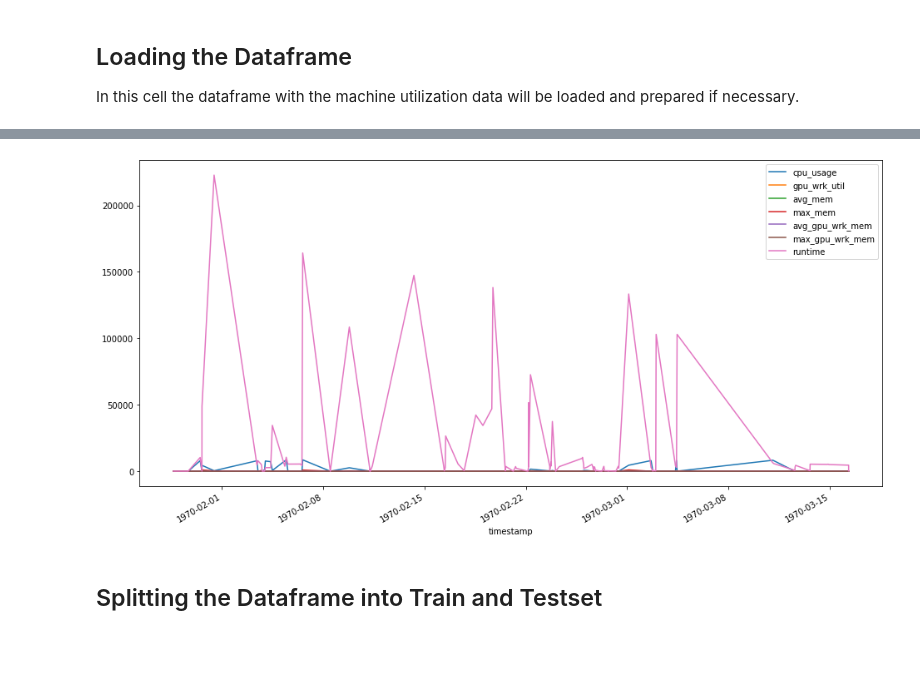
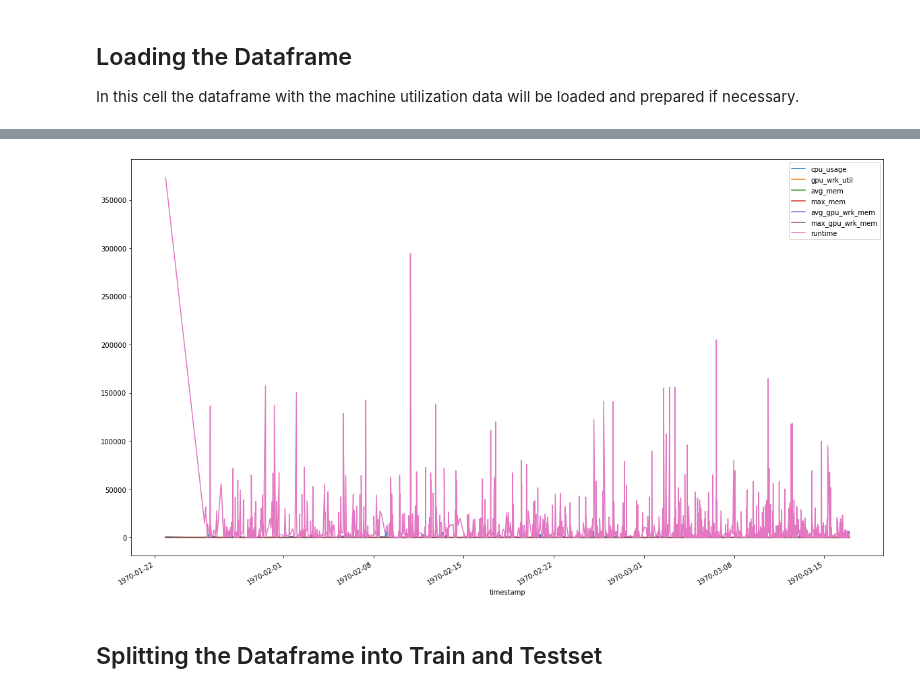
Before and after one commit to MyGodItsFull0fStars/alibaba_clusterdata, a Jupyter notebook: cluster-trace-gpu-v2020/prediction/lstm_utilization_prediction.ipynb, the cells around one changed output, grey strips where cells are left out. Drawn from its saved outputs; the diff is of its cells as text; code cells hidden in the pictures; blank space fills up the shorter version.

Commit message:
Used bigger dataframe and updated plots

```diff
--- a/cluster-trace-gpu-v2020/prediction/lstm_utilization_prediction.ipynb
+++ b/cluster-trace-gpu-v2020/prediction/lstm_utilization_prediction.ipynb
@@ -40,10 +40,10 @@ from torch.autograd import Variable
 
 In this cell the dataframe with the machine utilization data will be loaded and prepared if necessary.
 # %%
-df = pd.read_csv('training_df_small.csv')
+df = pd.read_csv('training_machine_sorted_df.csv')
 df['timestamp'] = pd.to_datetime(df['start_date'])
 df = df.set_index('timestamp')
-df = df.sort_index()
+# df = df.sort_index()
 df.drop(columns=['start_date'], inplace=True)
 df.head()
 # %% [output]
@@ -57,8 +57,13 @@ df.head()
+# %%
+df.groupby('machine').count()
+
+df = df.query("machine == 'ffb1bc4dc2fbb09d0477f0f0'")
+df = df.drop(columns=['machine', 'gpu_type'])
 # %%
-df.plot(figsize=(16, 8))
+df.plot(figsize=(20, 12))
 plt.show()
 # %% [output]
-[figure, old version]
+[figure, new version]
 # %% [markdown]
 ## Splitting the Dataframe into Train and Testset
 # %%
```
Also changed, not shown: parts of 18 cells of this notebook.
